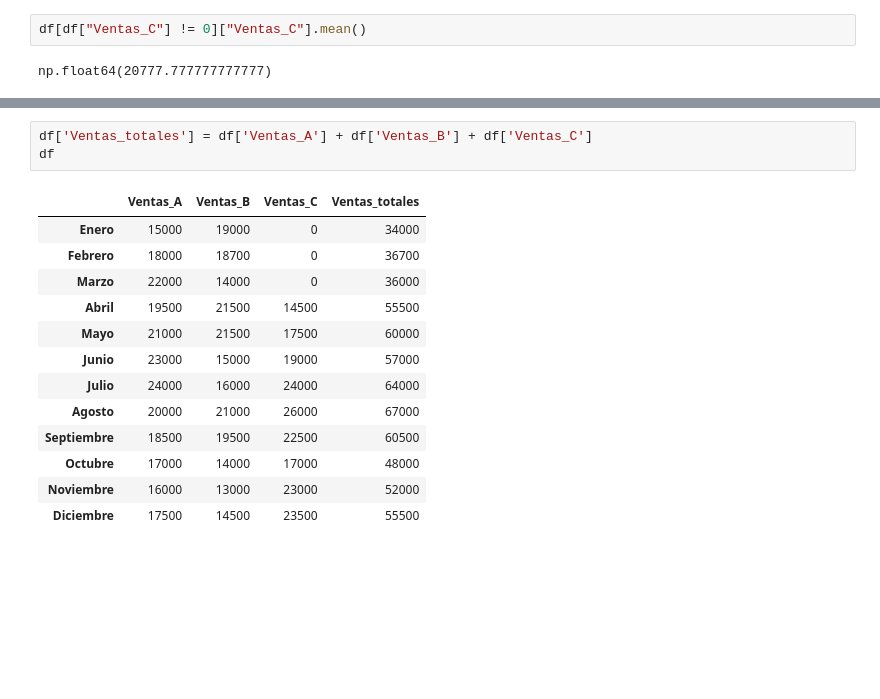
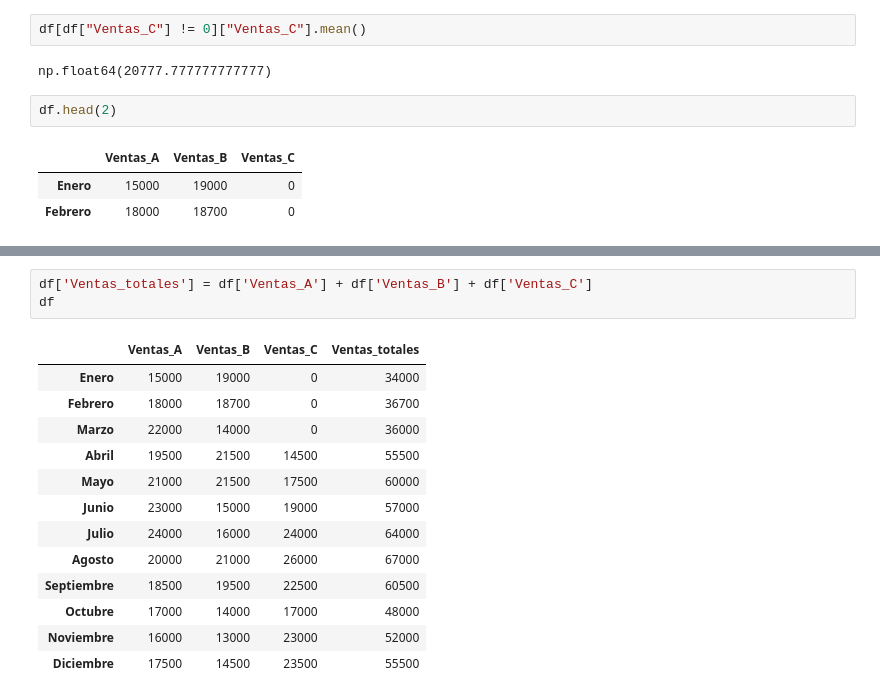
Before and after one commit to diego-dng/0426_DS_VITORIA-GASTEIZ, a Jupyter notebook: 2-Data_analysis/2-Pandas/Teoría/1_Intro_Pandas.ipynb, the cells around one changed output, grey strips where cells are left out. Cells and saved outputs as stored; diff of their text form; blank space fills up the shorter version.

```diff
--- a/2-Data_analysis/2-Pandas/Teoría/1_Intro_Pandas.ipynb
+++ b/2-Data_analysis/2-Pandas/Teoría/1_Intro_Pandas.ipynb
@@ -752,3 +850,9 @@ Name: Ventas_C, dtype: bool
 df[df["Ventas_C"] != 0]["Ventas_C"].mean()
 # %% [output]
 np.float64(20777.777777777777)
+# %%
+df.head(2)
+# %% [output]
+|  | Ventas_A | Ventas_B | Ventas_C |
+| Enero | 15000 | 19000 | 0 |
+| Febrero | 18000 | 18700 | 0 |
```
Also changed, not shown: parts of 38 cells of this notebook, 1 other file.
